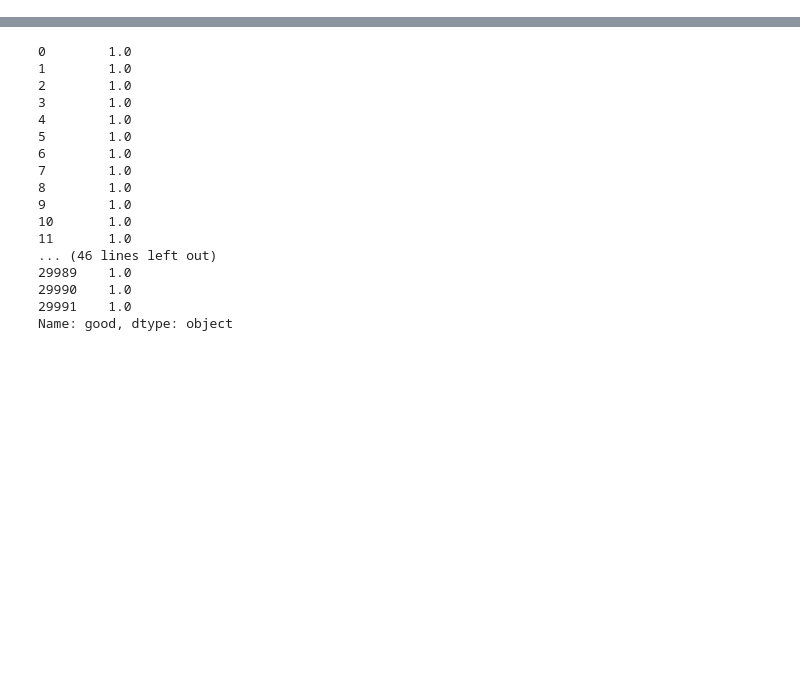
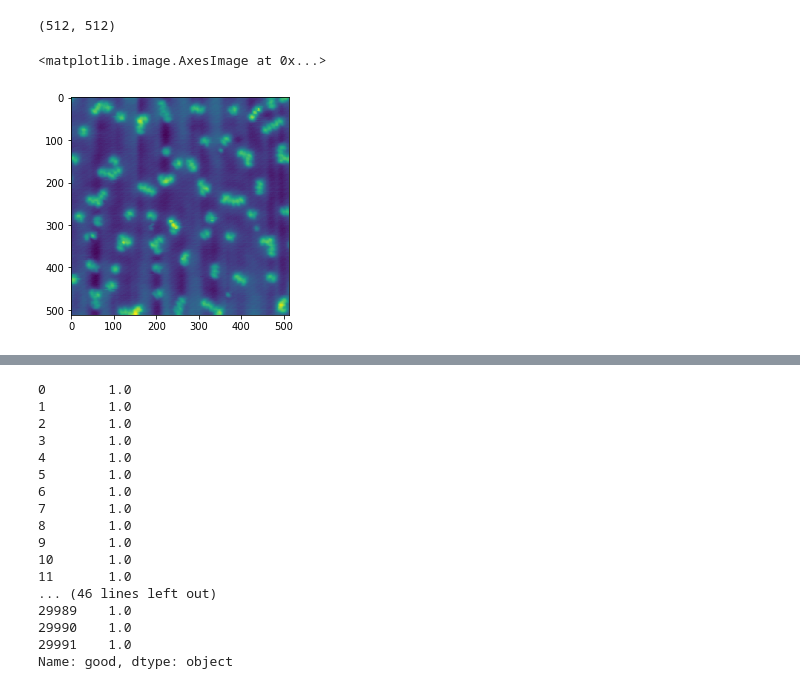
Before and after one commit to jorghyq/Nanonis-Gui, a Jupyter notebook: scripts/data.ipynb, the cells around one changed output, grey strips where cells are left out. Saved outputs shown, nothing was run; the diff lists cells and outputs as text; code cells hidden in the pictures; blank space fills up the shorter version.

Commit message:
testing for dataset construction

```diff
--- a/scripts/data.ipynb
+++ b/scripts/data.ipynb
@@ -36,0 +39,5 @@ s1 = s1+1
+# %%
+test = data2['fullpath']
+temp1 = data2.loc[(data2['complete'] == True) & (data2['square'] == True) & (data2['good'] >= 2) & \
+                  (data2['ratio'] < 500) & (data2['pixel1'] <= 512)]
+print temp1
@@ -36,0 +78,3 @@ s1 = s1+1
+# %%
+pre_dir = '/run/media/jorghyq/数据/'
+data, size, label = construct_data(temp1,'good',pre_dir)
@@ -36,0 +96,9 @@ s1 = s1+1
+# %%
+#print pre_dir + test
+im = extract_data(pre_dir+temp1['fullpath'].iloc[2],0)
+print im.shape
+plt.imshow(process_img(im,3))
+# %% [output]
+(512, 512)
+<matplotlib.image.AxesImage at 0x...>
+[figure, added]
```
Also changed, not shown: parts of 15 cells of this notebook, 1 other file.
